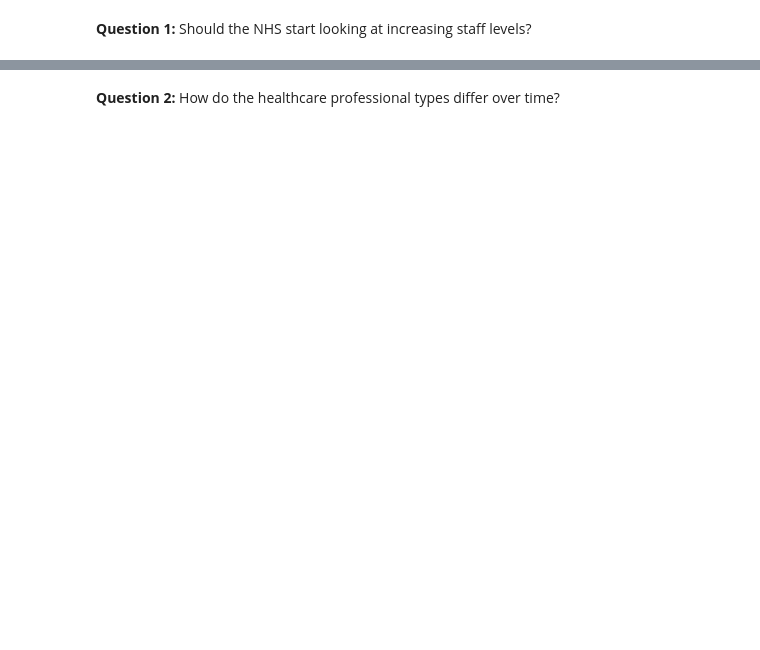
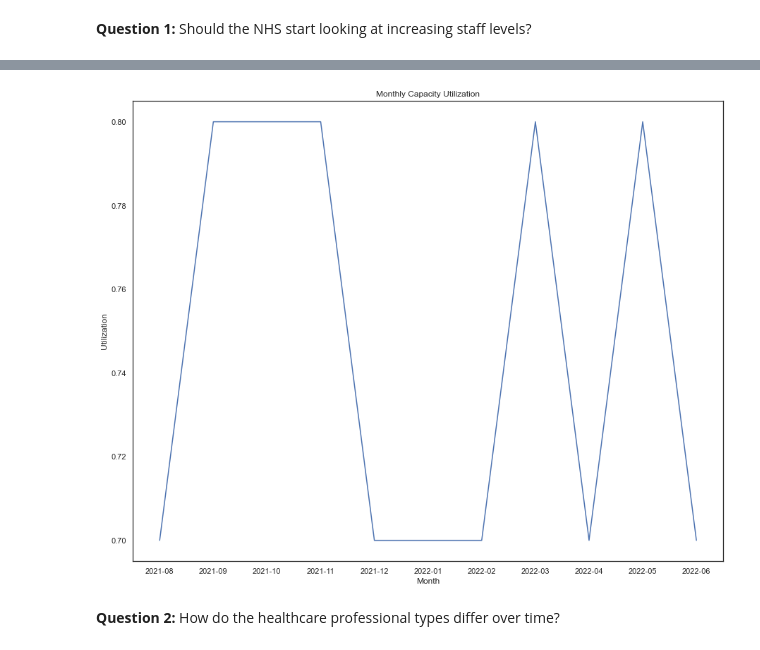
Before and after one commit to rohitabraham86/LSE_DA_NHS_analysis_rohit, a Jupyter notebook: nhs.ipynb, the cells around one changed output, grey strips where cells are left out. Cells and saved outputs as stored; diff of their text form; code cells hidden in the pictures; blank space fills up the shorter version.

```diff
--- a/nhs.ipynb
+++ b/nhs.ipynb
@@ -1234,2 +1321,13 @@ plt.savefig('trending_less_than40.png')
+# %%
+# Plot monthly capacity utilization.
+ax = sns.lineplot(data = ar_df_utiliz, x = "appointment_month", y = "utiliz_percent",  ci= None,)
+ax.set(xlabel = "Month",
+       ylabel = "Utilization",
+       title = "Monthly Capacity Utilization")
+
+# Save plot
+plt.savefig('Monthly_Cap_Util.png')
+# %% [output]
+[figure, added]
 # %% [markdown]
 **Question 2:** How do the healthcare professional types differ over time?
```
Also changed, not shown: parts of 39 cells of this notebook.
